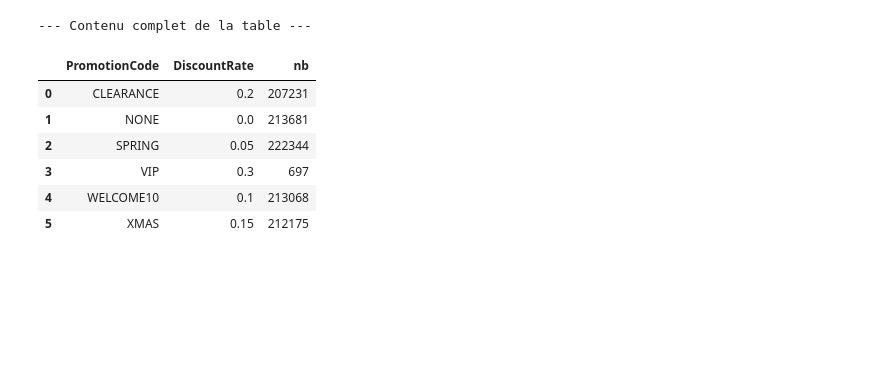
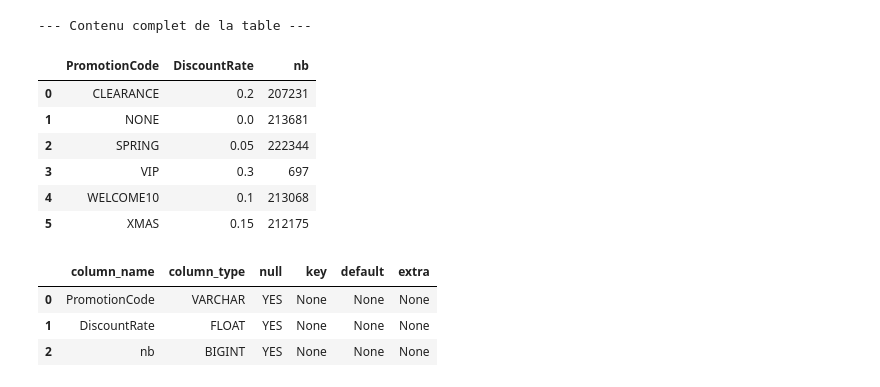
Before and after one commit to clawyunkai/Brief-15_retailcorps_Marketing, a Jupyter notebook: 1_nettoyage_sofiane.ipynb, the cells around one changed output. Saved outputs shown, nothing was run; the diff lists cells and outputs as text; code cells hidden in the pictures; blank space fills up the shorter version.

Commit message:
Conversion DiscountRate en FLOAT dans d_promotion

```diff
--- a/1_nettoyage_sofiane.ipynb
+++ b/1_nettoyage_sofiane.ipynb
@@ -551,3 +561,10 @@ display(duckdb.sql("SELECT * FROM d_promotion ORDER BY PromotionCode").df())
+# %%
+duckdb.sql("DESCRIBE d_promotion").df()
+# %% [output]
+|  | column_name | column_type | null | key | default | extra |
+| 0 | PromotionCode | VARCHAR | YES | None | None | None |
+| 1 | DiscountRate | FLOAT | YES | None | None | None |
+| 2 | nb | BIGINT | YES | None | None | None |
 # %%
 # Réexporter d_facture_clean (sans doublons) en parquet
 duckdb.sql("""
```
Also changed, not shown: parts of 3 cells of this notebook, 2 other files.
